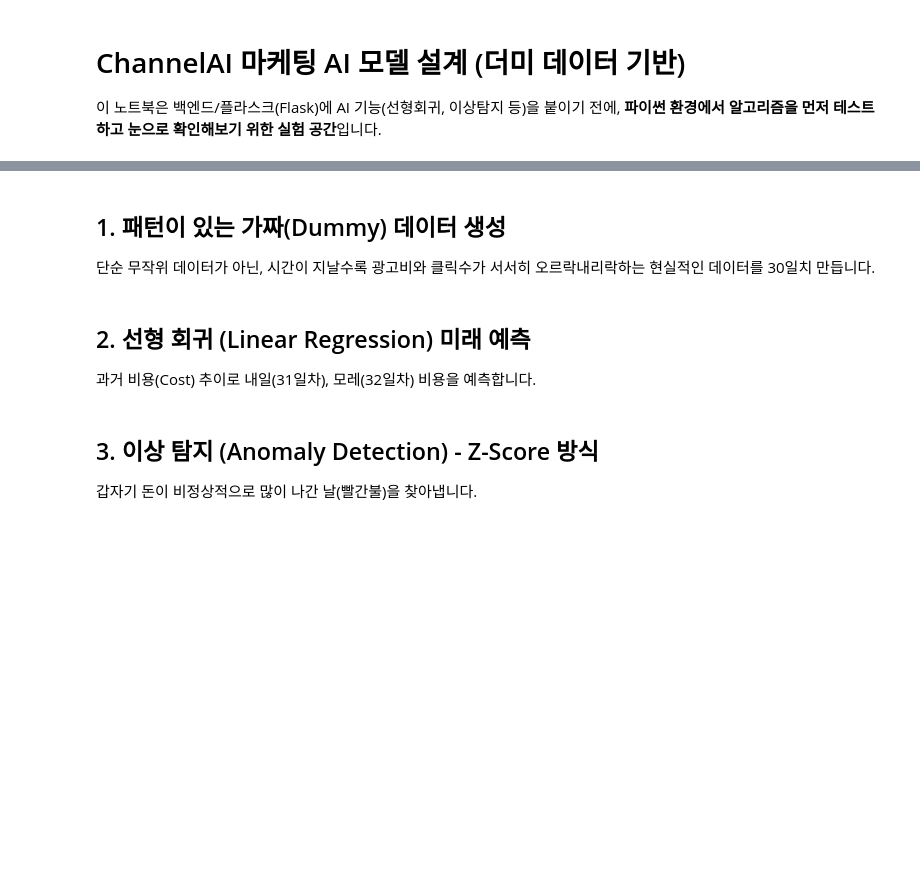
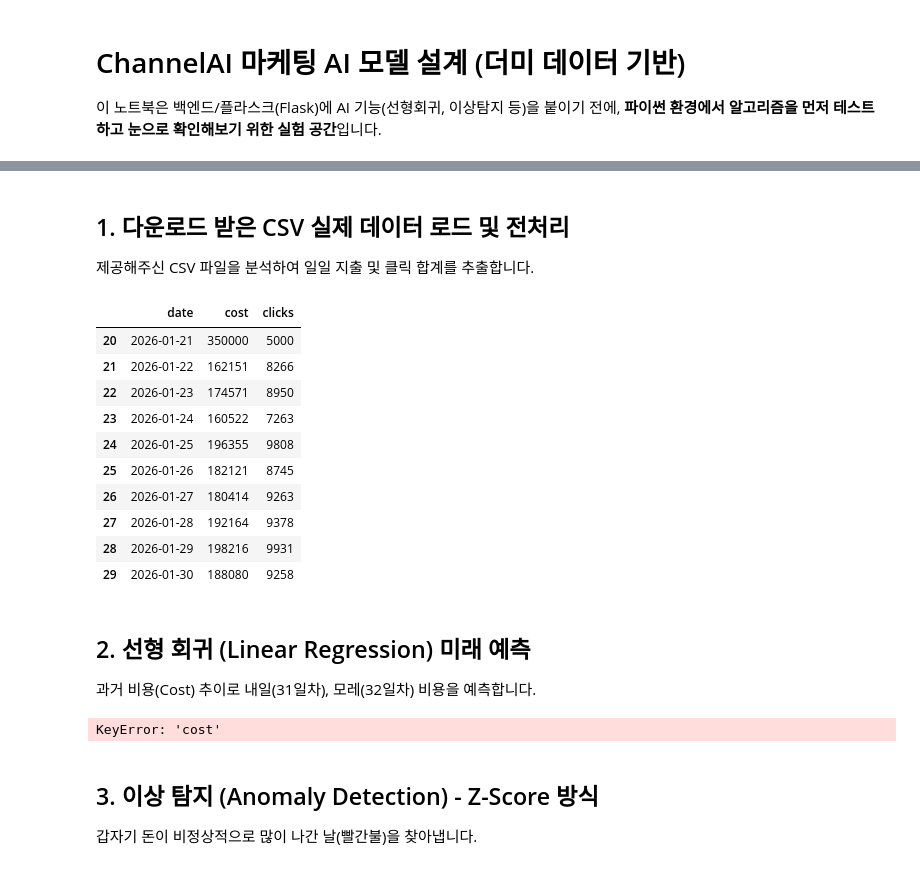
Before and after one commit to 2025-DongA-1/ChannelAI, a Jupyter notebook: ai_experiments.ipynb, the cells around one changed output, grey strips where cells are left out. Saved outputs shown, nothing was run; the diff lists cells and outputs as text; code cells hidden in the pictures; blank space fills up the shorter version.

```diff
--- a/ai_experiments.ipynb
+++ b/ai_experiments.ipynb
@@ -16,3 +17,0 @@ print("라이브러리 로드 완료! (scikit-learn 이 없다면 '!pip install
-# %% [markdown]
-## 1. 패턴이 있는 가짜(Dummy) 데이터 생성
-단순 무작위 데이터가 아닌, 시간이 지날수록 광고비와 클릭수가 서서히 오르락내리락하는 현실적인 데이터를 30일치 만듭니다.
@@ -42,8 +18,43 @@ df.tail(10) # 생성된 데이터 끝부분 확인
+# %% [markdown]
+## 1. 다운로드 받은 CSV 실제 데이터 로드 및 전처리
+제공해주신 CSV 파일을 분석하여 일일 지출 및 클릭 합계를 추출합니다.
+# %%
+# 다운로드 받은 실제 CSV 데이터 로드
+csv_path = "channel_ai_db_export_1771812133027.csv"
+raw_df = pd.read_csv(csv_path)
+
+# 날짜별 총 비용, 클릭수 계산 (일별 통합)
+df = raw_df.groupby('날짜').agg({
+    '비용': 'sum',
+    '클릭': 'sum'
+}).reset_index()
+
+# 컬럼명 변경 (기존 머신러닝 코드와 호환을 위해)
+df = df.rename(columns={'날짜': 'date', '비용': 'cost', '클릭': 'clicks'})
+
+# 날짜 오름차순 정렬
+df['date'] = pd.to_datetime(df['date'])
+df = df.sort_values('date').reset_index(drop=True)
+
+print("✅ 실제 CSV 데이터 로드 완료!\n")
+display(df.tail(10)) # 생성된 데이터 끝부분 확인
+# %% [output]
+|  | date | cost | clicks |
+| 20 | 2026-01-21 | 350000 | 5000 |
+| 21 | 2026-01-22 | 162151 | 8266 |
+| 22 | 2026-01-23 | 174571 | 8950 |
+| 23 | 2026-01-24 | 160522 | 7263 |
+| 24 | 2026-01-25 | 196355 | 9808 |
+| 25 | 2026-01-26 | 182121 | 8745 |
+| 26 | 2026-01-27 | 180414 | 9263 |
+| 27 | 2026-01-28 | 192164 | 9378 |
+| 28 | 2026-01-29 | 198216 | 9931 |
+| 29 | 2026-01-30 | 188080 | 9258 |
 # %% [markdown]
 ## 2. 선형 회귀 (Linear Regression) 미래 예측
 과거 비용(Cost) 추이로 내일(31일차), 모레(32일차) 비용을 예측합니다.
 # %%
-# 머신러닝을 위해 날짜를 단순 숫자로 차원 변환 (0, 1, 2 ... 29)
+# 머신러닝을 위해 날짜를 단순 숫자로 차원 변환 (0, 1, 2 ...)
 X = np.arange(len(df)).reshape(-1, 1)
 y = df['cost'].values
 
@@ -51,12 +62,13 @@ y = df['cost'].values
 model = LinearRegression()
 model.fit(X, y)
 
-# 향후 3일 예측 (30, 31, 32)
-future_X = np.array([[30], [31], [32]])
+# 향후 3일 예측 (마지막 인덱스 + 1, + 2, + 3)
+last_idx = len(df)
+future_X = np.array([[last_idx], [last_idx+1], [last_idx+2]])
 future_pred = model.predict(future_X)
 
-print("오늘까지의 마지막 비용:", df['cost'].iloc[-1])
-print("내일 예상 비용:", int(future_pred[0]))
+print(f"오늘까지의 마지막 비용: {df['cost'].iloc[-1]:,.0f} 원")
+print(f"내일 예상 비용: {int(future_pred[0]):,.0f} 원")
 
 # 시각화
 plt.figure(figsize=(10, 5))
@@ -66,6 +78,8 @@ plt.plot(pd.date_range(start=df['date'].iloc[-1], periods=4)[1:], future_pred,
 plt.title("머신러닝(선형회귀) 기반 예산 소진 예측")
 plt.legend()
 plt.show()
+# %% [output]
+KeyError: 'cost'
 # %% [markdown]
 ## 3. 이상 탐지 (Anomaly Detection) - Z-Score 방식
 갑자기 돈이 비정상적으로 많이 나간 날(빨간불)을 찾아냅니다.
```
Also changed, not shown: parts of 3 cells of this notebook, 14 other files.
